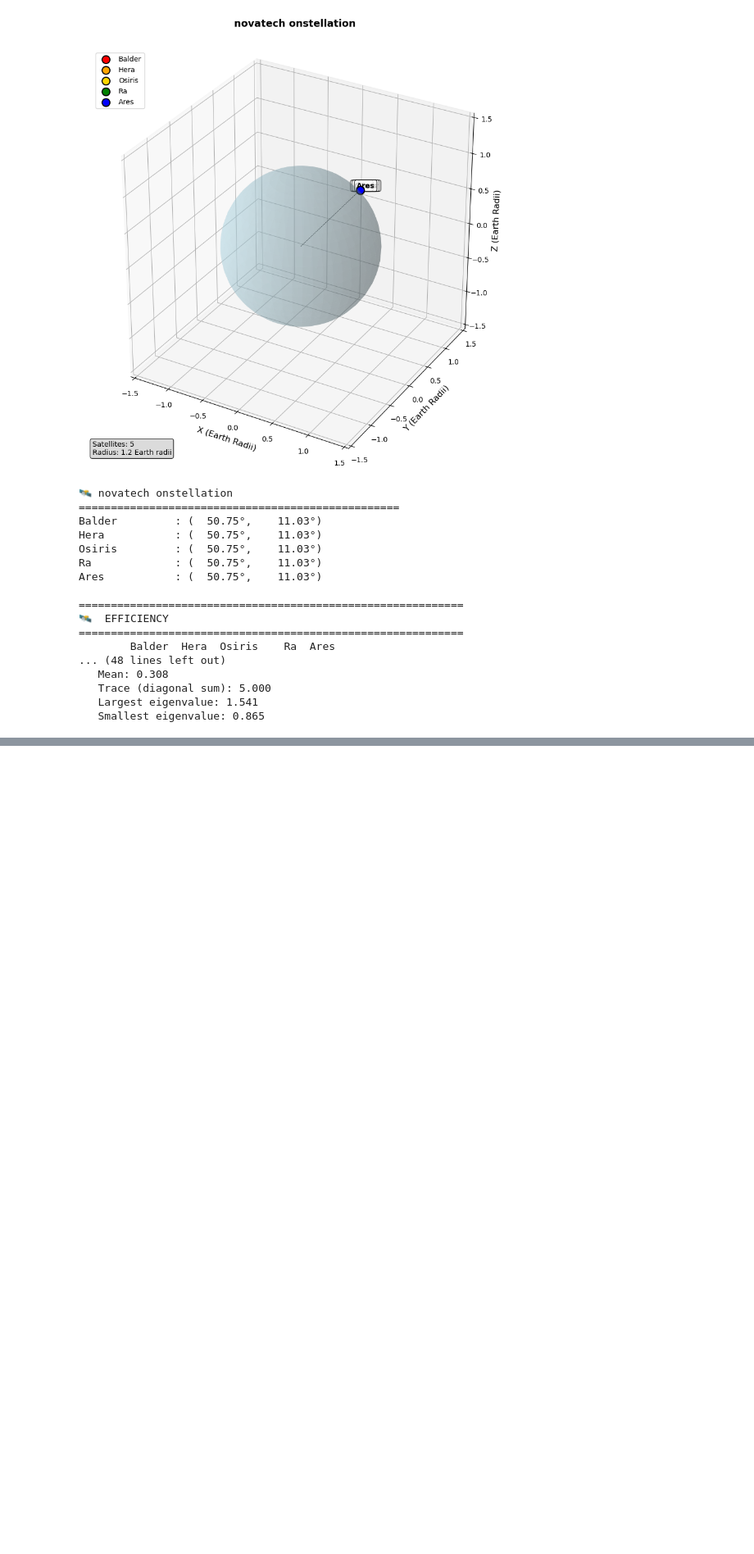
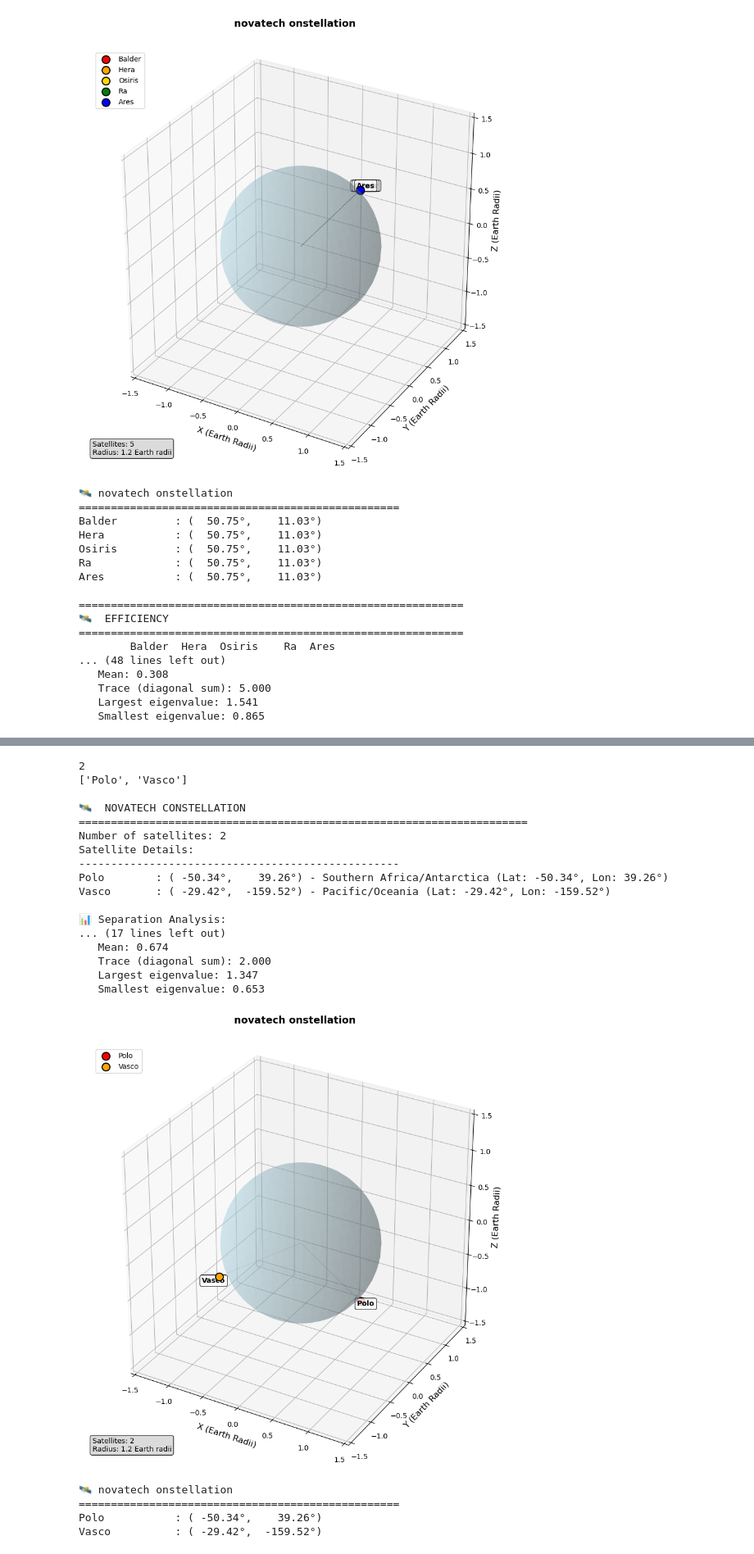
Before and after one commit to isaacasamoah/spaceml, a Jupyter notebook: notebooks/prototypes/quest_algorithm.ipynb, the cells around one changed output, grey strips where cells are left out. Shown at 82% size. Drawn from its saved outputs; the diff is of its cells as text; code cells hidden in the pictures; blank space fills up the shorter version.

```diff
--- a/notebooks/prototypes/quest_algorithm.ipynb
+++ b/notebooks/prototypes/quest_algorithm.ipynb
@@ -1088,0 +1134,35 @@ Ares           : (  50.75°,    11.03°)
+# %%
+# now let's check reudancy and efficiency in the same way
+n_satellites = 2
+print(n_satellites)
+test_satellites = generate_satellite_positions(n_satellites, "global", seed = 43)
+satellite_names = generate_satellite_names(n_satellites, "explorers")
+print(satellite_names)
+
+print_satellite_info(test_satellites, satellite_names, "Novatech constellation")
+format_matrix_professional(constraint_matrix(test_satellites, "efficiency"), "Efficiiency", satellite_names)
+
+visualize_satellites_3d(test_satellites, "novatech onstellation", satellite_names)
+# %% [output]
+2
+['Polo', 'Vasco']
+
+🛰️  NOVATECH CONSTELLATION
+======================================================================
+Number of satellites: 2
+Satellite Details:
+--------------------------------------------------
+Polo        : ( -50.34°,    39.26°) - Southern Africa/Antarctica (Lat: -50.34°, Lon: 39.26°)
+Vasco       : ( -29.42°,  -159.52°) - Pacific/Oceania (Lat: -29.42°, Lon: -159.52°)
+
+📊 Separation Analysis:
+... (17 lines left out)
+   Mean: 0.674
+   Trace (diagonal sum): 2.000
+   Largest eigenvalue: 1.347
+   Smallest eigenvalue: 0.653
+[figure, added]
+🛰️ novatech onstellation
+==================================================
+Polo           : ( -50.34°,    39.26°)
+Vasco          : ( -29.42°,  -159.52°)
```
Also changed, not shown: parts of 8 cells of this notebook.
